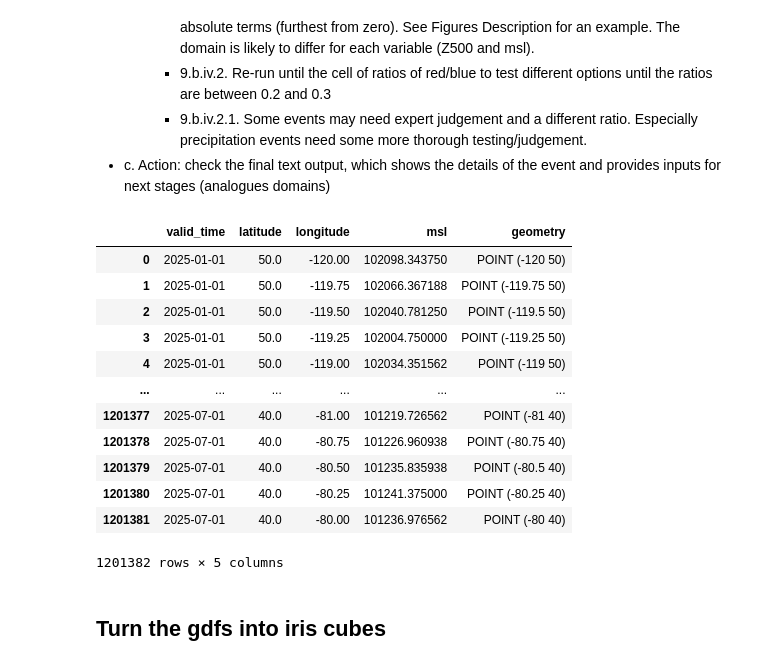
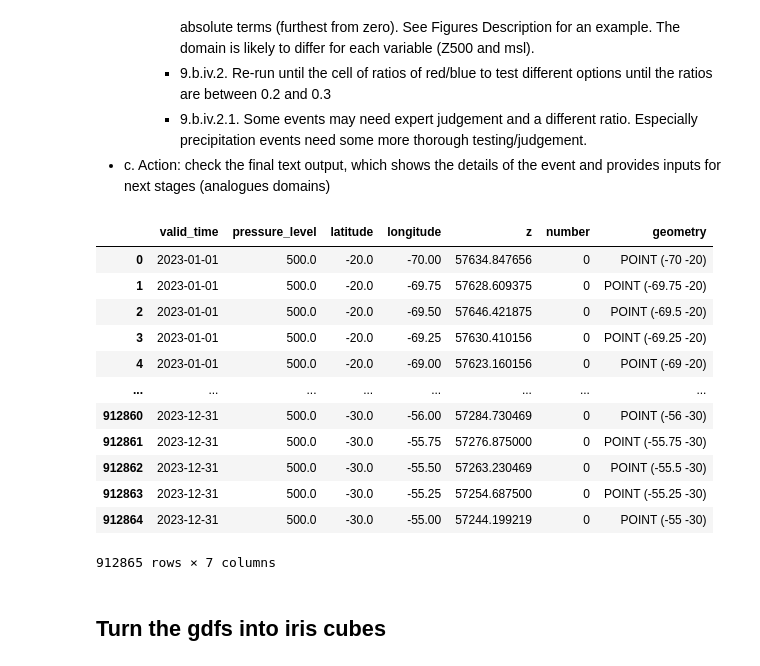
Before and after one commit to izpinto/c3s-451, a Jupyter notebook: library/C3S_CirculationAnalogues.ipynb, the cells around one changed output. Cells and saved outputs as stored; diff of their text form; code cells hidden in the pictures.

```diff
--- a/library/C3S_CirculationAnalogues.ipynb
+++ b/library/C3S_CirculationAnalogues.ipynb
@@ -72,13 +73,28 @@ os.makedirs(your_save_directory, exist_ok=True) # create directory if it does no
 # %% [markdown]
 ### <font color='orange'>Please specify the following variables below to start the workflow</font>
 # %%
-# region
-bbox = (-110, 18, -95, 32)
-# north, sout, west, east
-bbox_iris =  [32, 18, -110, -95]
+# geopandas region min lon, min lat, max lon, max lat
+impact_domain = (-61, -36, -56, -32)
+# iris [N, S, W, E]
+impact_domain_iris = [-32, -36, -56, -61]
+z500_domain = (-70, -30, -55, -20)
+z500_domain_iris = [-20, -55, -30, -70]
+slp_domain = (-80, -35, -55, -25)
+slp_domain_iris = [-25, -55, -35, -80]
+
+slp_domain = z500_domain
+slp_domain_iris = z500_domain_iris
 
 # date
-event_date = datetime(2024, 6, 7)
+event_date = datetime(2023, 3, 11)
+iris_date = [2023, 'Mar', 11]
 
 # variable
 parameter = "Tmean"
+Haz = "t2m"
+
+start_period = datetime(1951, 1, 1)
+end_period = datetime(2025, 6, 30)
+# testing range
+start_period = datetime(1951, 2, 11)
+end_period = datetime(1954, 5, 11)
@@ -85,26 +139,26 @@ parameter = "Tmean"
 # %% [markdown]
 Load in data
 # %%
+# The selected study region for the Event definition
 # shapefile location
 studyregion_file = os.path.join(your_save_directory, "sf_studyregion.shp")
-
 # import shapefile as gdf
 studyregion = gpd.read_file(studyregion_file)
-
 # extract the polygons
 polygons = studyregion.geometry
 
+# use these variables for now
 # get daily data for region (world?) and time period 1950 - 2025?
-start_period = datetime(2025, 1, 1) # for testing
-end_period = datetime(2025, 7, 1)
-region = (-180, -90, 180, 90) # global
+start_period = datetime(2023, 1, 1) # for testing
+end_period = datetime(2023, 12, 31) # for testing
+
 
 # daily variable data
-gr_daily = DataClient(your_api_key, beacon_cache_url='https://beacon-era5.maris.nl/').GET(parameter=parameter, bbox=bbox, time_range=(start_period, end_period), to_unit="c")
+gr_daily = DataClient(your_api_key, beacon_cache_url='https://beacon-era5.maris.nl/').GET(parameter=parameter, bbox=impact_domain, time_range=(start_period, end_period), to_unit="c")
 # daily z500 data
-z500_daily = DataClient(your_api_key, beacon_cache_url='https://beacon-era5.maris.nl/').GET(parameter="z500", bbox=bbox, time_range=(start_period, end_period), to_unit="c")
+z500_daily = DataClient(your_api_key, beacon_cache_url='https://beacon-era5.maris.nl/').GET(parameter="z500", bbox=z500_domain, time_range=(start_period, end_period), to_unit="c")
 # daily slp data
-slp_daily = DataClient(your_api_key, beacon_cache_url='https://beacon-era5.maris.nl/').GET(parameter="slp", bbox=bbox, time_range=(start_period, end_period), to_unit="c")
+slp_daily = DataClient(your_api_key, beacon_cache_url='https://beacon-era5.maris.nl/').GET(parameter="slp", bbox=slp_domain, time_range=(start_period, end_period), to_unit="c")
 # %% [output]
 Connected to: https://beacon-era5.maris.nl/ server successfully
 Connected to: https://beacon-era5.maris.nl/ server successfully
@@ -127,21 +192,21 @@ Exception: Query returned no content
         - 9.b.iv.2.1. Some events may need expert judgement and a different ratio. Especially precipitation events need some more thorough testing/judgement.
 - c. Action: check the final text output, which shows the details of the event and provides inputs for next stages (analogues domains)
 # %%
-slp_daily
+z500_daily
 # %% [output]
-|  | valid_time | latitude | longitude | msl | geometry |
-| 0 | 2025-01-01 | 50.0 | -120.00 | 102098.343750 | POINT (-120 50) |
-| 1 | 2025-01-01 | 50.0 | -119.75 | 102066.367188 | POINT (-119.75 50) |
-| 2 | 2025-01-01 | 50.0 | -119.50 | 102040.781250 | POINT (-119.5 50) |
-| 3 | 2025-01-01 | 50.0 | -119.25 | 102004.750000 | POINT (-119.25 50) |
-| 4 | 2025-01-01 | 50.0 | -119.00 | 102034.351562 | POINT (-119 50) |
-| ... | ... | ... | ... | ... | ... |
-| 1201377 | 2025-07-01 | 40.0 | -81.00 | 101219.726562 | POINT (-81 40) |
-| 1201378 | 2025-07-01 | 40.0 | -80.75 | 101226.960938 | POINT (-80.75 40) |
-| 1201379 | 2025-07-01 | 40.0 | -80.50 | 101235.835938 | POINT (-80.5 40) |
-| 1201380 | 2025-07-01 | 40.0 | -80.25 | 101241.375000 | POINT (-80.25 40) |
-| 1201381 | 2025-07-01 | 40.0 | -80.00 | 101236.976562 | POINT (-80 40) |
+|  | valid_time | pressure_level | latitude | longitude | z | number | geometry |
+| 0 | 2023-01-01 | 500.0 | -20.0 | -70.00 | 57634.847656 | 0 | POINT (-70 -20) |
+| 1 | 2023-01-01 | 500.0 | -20.0 | -69.75 | 57628.609375 | 0 | POINT (-69.75 -20) |
+| 2 | 2023-01-01 | 500.0 | -20.0 | -69.50 | 57646.421875 | 0 | POINT (-69.5 -20) |
+| 3 | 2023-01-01 | 500.0 | -20.0 | -69.25 | 57630.410156 | 0 | POINT (-69.25 -20) |
+| 4 | 2023-01-01 | 500.0 | -20.0 | -69.00 | 57623.160156 | 0 | POINT (-69 -20) |
+| ... | ... | ... | ... | ... | ... | ... | ... |
+| 912860 | 2023-12-31 | 500.0 | -30.0 | -56.00 | 57284.730469 | 0 | POINT (-56 -30) |
+| 912861 | 2023-12-31 | 500.0 | -30.0 | -55.75 | 57276.875000 | 0 | POINT (-55.75 -30) |
+| 912862 | 2023-12-31 | 500.0 | -30.0 | -55.50 | 57263.230469 | 0 | POINT (-55.5 -30) |
+| 912863 | 2023-12-31 | 500.0 | -30.0 | -55.25 | 57254.687500 | 0 | POINT (-55.25 -30) |
+| 912864 | 2023-12-31 | 500.0 | -30.0 | -55.00 | 57244.199219 | 0 | POINT (-55 -30) |
-1201382 rows × 5 columns
+912865 rows × 7 columns
 # %% [markdown]
 ## Turn the gdfs into iris cubes
 # %%
```
Also changed, not shown: parts of 28 cells of this notebook, 8 other files.
